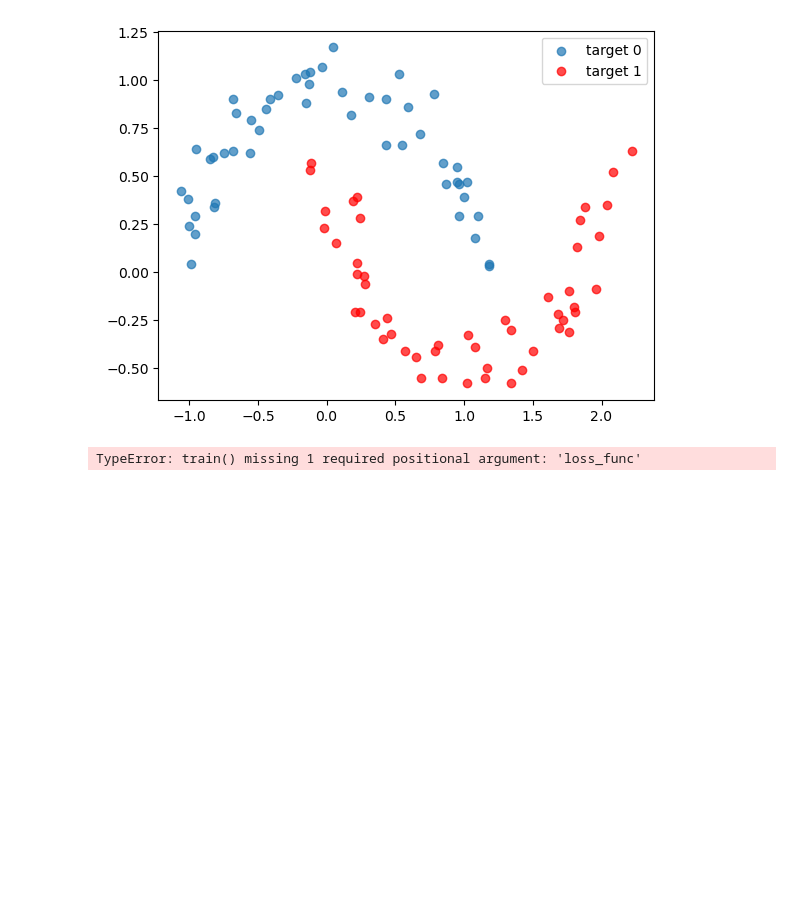
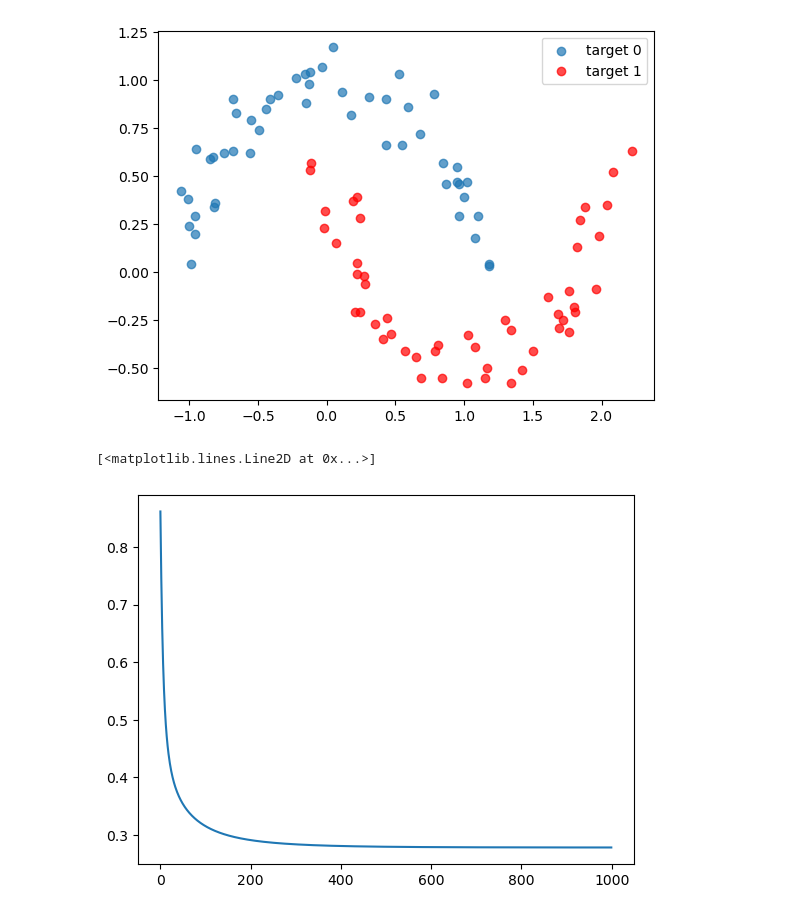
Before and after one commit to mau0414/visao-computacional, a Jupyter notebook: modulo3-pipeline_de_treinamento/2-multiplas_camadas_e_nao_linearidade.ipynb, the cells around one changed output. Drawn from its saved outputs; the diff is of its cells as text; code cells hidden in the pictures; blank space fills up the shorter version.

```diff
--- a/modulo3-pipeline_de_treinamento/2-multiplas_camadas_e_nao_linearidade.ipynb
+++ b/modulo3-pipeline_de_treinamento/2-multiplas_camadas_e_nao_linearidade.ipynb
@@ -9,7 +9,7 @@ import torch.nn.functional as F
 import util
 
 # dados tem 2 variaveis independentes de entrada
-data = torch.from_numpy(np.loadtxt('../data/moon_data.txt'))
+data = torch.from_numpy(np.loadtxt('../data/moon_data.txt')).to(torch.float32)
 
 # dados estao no formato n linhas de dados x 3 colunas (2 inicias input e a final target)
 inputs = data[:, :2]
@@ -25,28 +25,30 @@ plt.legend(('target 0', 'target 1'))
 # %%
 # treinamento de um modelo linear
 
-def train(model, x, targets, num_epochs, lr, loss_func):
+def train(model, inputs, targets, num_epochs, lr, loss_func):
 
     # x1 e x2
-    x = torch.reshape(len(x), 2)
-    targets = torch.reshape(len(x), 1)
+    inputs = inputs.reshape(len(inputs), 2)
+    targets = targets.reshape(len(targets), 1)
 
     losses = []
     # SGD = Stochastic Gradient Descent
     optim = torch.optim.SGD(model.parameters(), lr=lr)
     for _ in range(num_epochs):
         optim.zero_grad()
-        scores = model(x)
+        scores = model(inputs)
         loss = loss_func(scores, targets)
         loss.backward()
         optim.step()
-        losses.append(loss)
+        losses.append(loss.item())
 
     return losses
 
+# Binary Cross Entropy (verossimilhanca, probs_correct) com log
 loss_func = nn.BCEWithLogitsLoss()
-model = nn.Linear(in_features=2, out_features=1, bias=True)
-losses = train(model, inputs, targets, num_epochs=100, lr=0.5, loss_func=loss_func)
+model = nn.Linear(in_features=2, out_features=1)
+losses = train(model, inputs, targets, num_epochs=1000, lr=0.5, loss_func=loss_func)
 plt.plot(losses)
 # %% [output]
-TypeError: train() missing 1 required positional argument: 'loss_func'
+[<matplotlib.lines.Line2D at 0x...>]
+[figure, added]
```
Also changed, not shown: parts of 7 cells of this notebook, 11 other files.
